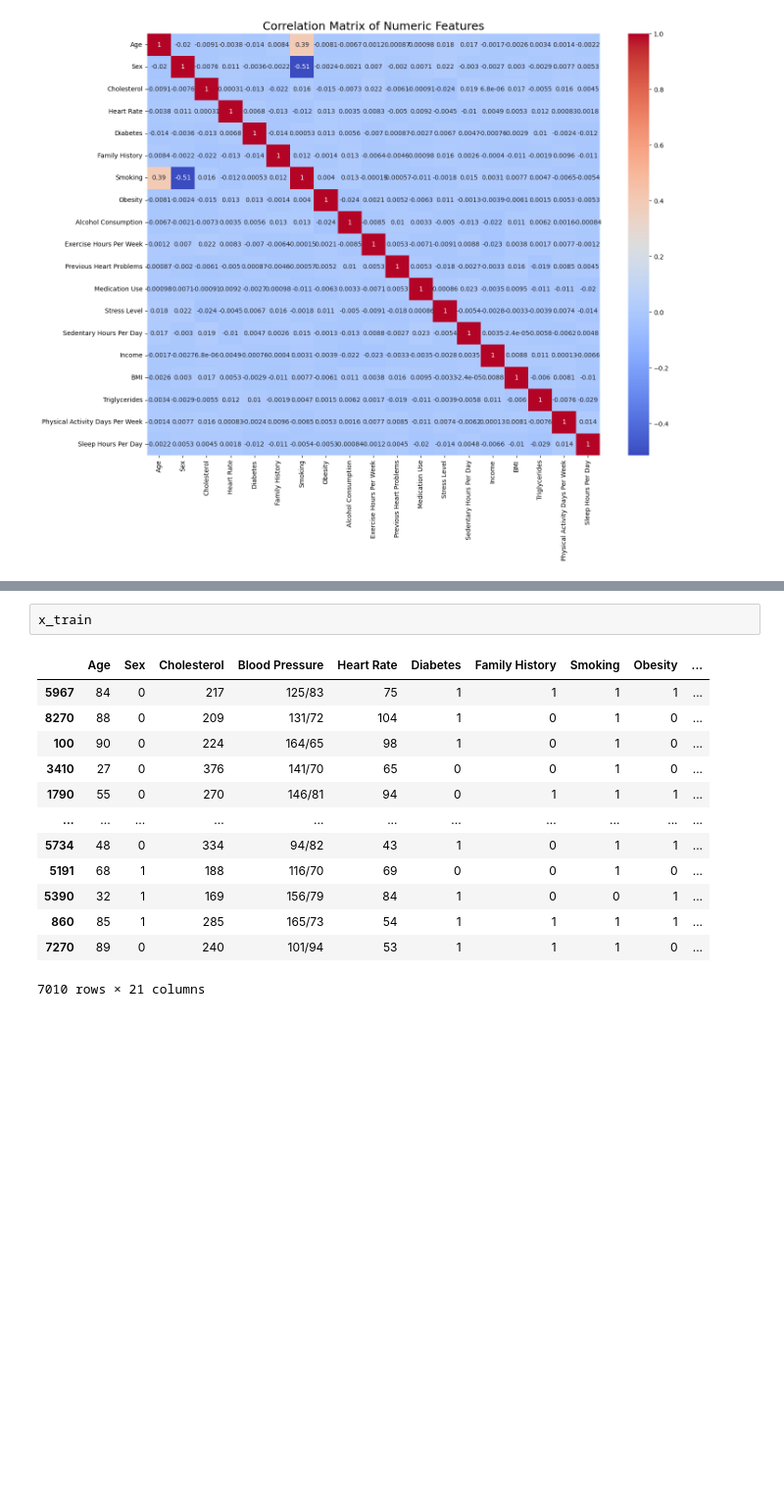
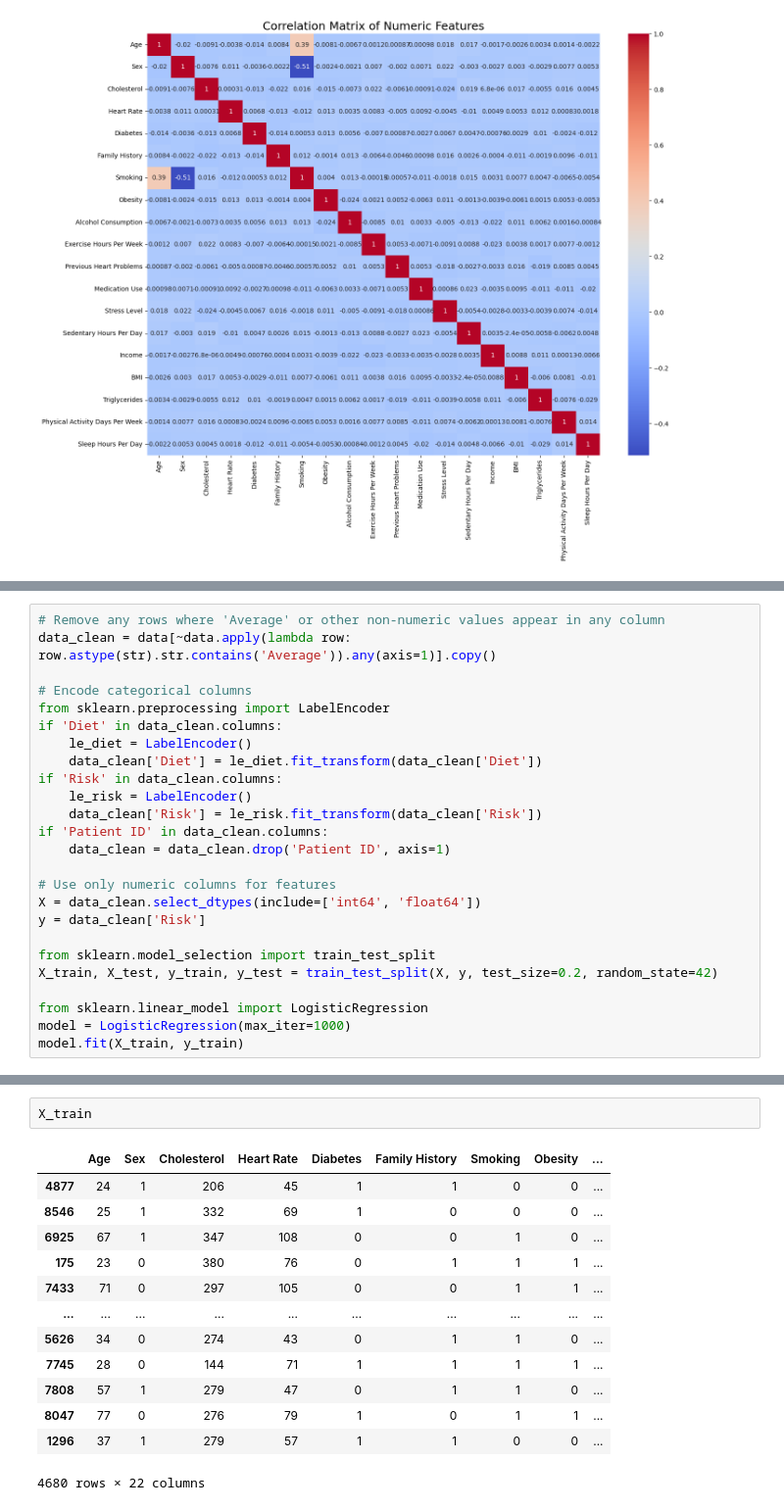
Before and after one commit to DarshanCHMSR/logistic-regression, a Jupyter notebook: heart_attack/heart.ipynb, the cells around one changed output, grey strips where cells are left out. Shown: that part at 98% size. Drawn from its saved outputs; the diff is of its cells as text; blank space fills up the shorter version.

```diff
--- a/heart_attack/heart.ipynb
+++ b/heart_attack/heart.ipynb
@@ -324,0 +241,25 @@ x_train,x_test,y_train,y_test=train_test_split(x,y,test_size=0.2,random_state=42
+# %%
+# Remove any rows where 'Average' or other non-numeric values appear in any column
+data_clean = data[~data.apply(lambda row: row.astype(str).str.contains('Average')).any(axis=1)].copy()
+
+# Encode categorical columns
+from sklearn.preprocessing import LabelEncoder
+if 'Diet' in data_clean.columns:
+    le_diet = LabelEncoder()
+    data_clean['Diet'] = le_diet.fit_transform(data_clean['Diet'])
+if 'Risk' in data_clean.columns:
+    le_risk = LabelEncoder()
+    data_clean['Risk'] = le_risk.fit_transform(data_clean['Risk'])
+if 'Patient ID' in data_clean.columns:
+    data_clean = data_clean.drop('Patient ID', axis=1)
+
+# Use only numeric columns for features
+X = data_clean.select_dtypes(include=['int64', 'float64'])
+y = data_clean['Risk']
+
+from sklearn.model_selection import train_test_split
+X_train, X_test, y_train, y_test = train_test_split(X, y, test_size=0.2, random_state=42)
+
+from sklearn.linear_model import LogisticRegression
+model = LogisticRegression(max_iter=1000)
+model.fit(X_train, y_train)
@@ -325,16 +275,16 @@ x_train,x_test,y_train,y_test=train_test_split(x,y,test_size=0.2,random_state=42
 # %%
-x_train
+X_train
 # %% [output]
-|  | Age | Sex | Cholesterol | Blood Pressure | Heart Rate | Diabetes | Family History | Smoking | Obesity | ... |
-| 5967 | 84 | 0 | 217 | 125/83 | 75 | 1 | 1 | 1 | 1 | ... |
-| 8270 | 88 | 0 | 209 | 131/72 | 104 | 1 | 0 | 1 | 0 | ... |
-| 100 | 90 | 0 | 224 | 164/65 | 98 | 1 | 0 | 1 | 0 | ... |
-| 3410 | 27 | 0 | 376 | 141/70 | 65 | 0 | 0 | 1 | 0 | ... |
-| 1790 | 55 | 0 | 270 | 146/81 | 94 | 0 | 1 | 1 | 1 | ... |
-| ... | ... | ... | ... | ... | ... | ... | ... | ... | ... | ... |
-| 5734 | 48 | 0 | 334 | 94/82 | 43 | 1 | 0 | 1 | 1 | ... |
-| 5191 | 68 | 1 | 188 | 116/70 | 69 | 0 | 0 | 1 | 0 | ... |
-| 5390 | 32 | 1 | 169 | 156/79 | 84 | 1 | 0 | 0 | 1 | ... |
-| 860 | 85 | 1 | 285 | 165/73 | 54 | 1 | 1 | 1 | 1 | ... |
-| 7270 | 89 | 0 | 240 | 101/94 | 53 | 1 | 1 | 1 | 0 | ... |
+|  | Age | Sex | Cholesterol | Heart Rate | Diabetes | Family History | Smoking | Obesity | ... |
+| 4877 | 24 | 1 | 206 | 45 | 1 | 1 | 0 | 0 | ... |
+| 8546 | 25 | 1 | 332 | 69 | 1 | 0 | 0 | 0 | ... |
+| 6925 | 67 | 1 | 347 | 108 | 0 | 0 | 1 | 0 | ... |
+| 175 | 23 | 0 | 380 | 76 | 0 | 1 | 1 | 1 | ... |
+| 7433 | 71 | 0 | 297 | 105 | 0 | 0 | 1 | 1 | ... |
+| ... | ... | ... | ... | ... | ... | ... | ... | ... | ... |
+| 5626 | 34 | 0 | 274 | 43 | 0 | 1 | 1 | 0 | ... |
+| 7745 | 28 | 0 | 144 | 71 | 1 | 1 | 1 | 1 | ... |
+| 7808 | 57 | 1 | 279 | 47 | 0 | 1 | 1 | 0 | ... |
+| 8047 | 77 | 0 | 276 | 79 | 1 | 0 | 1 | 1 | ... |
+| 1296 | 37 | 1 | 279 | 57 | 1 | 1 | 0 | 0 | ... |
-7010 rows × 21 columns
+4680 rows × 22 columns
```
Also changed, not shown: parts of 16 cells of this notebook.
